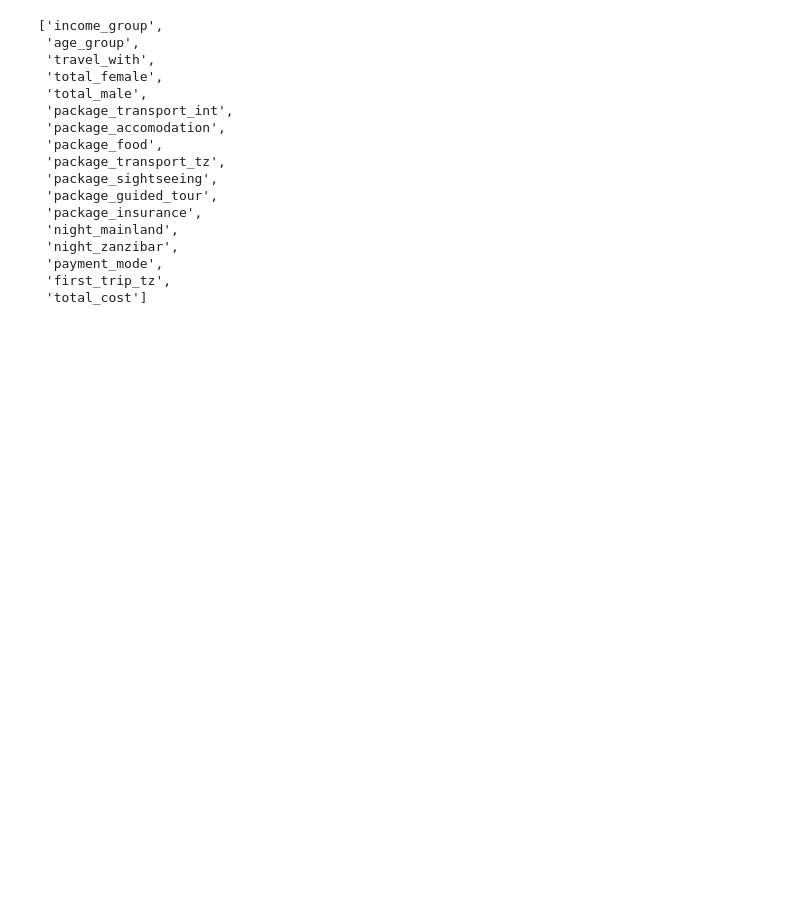
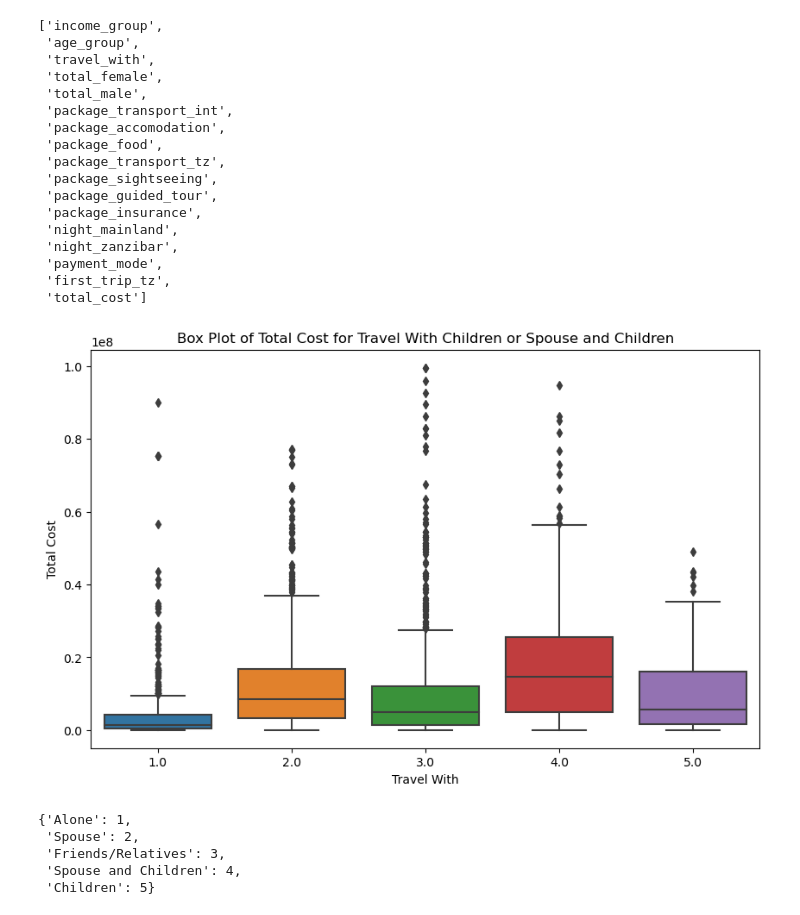
Before and after one commit to BCBeeravelly/End-to-End-ML-Project, a Jupyter notebook: notebooks/eda.ipynb, the cells around one changed output. Saved outputs shown, nothing was run; the diff lists cells and outputs as text; code cells hidden in the pictures; blank space fills up the shorter version.

```diff
--- a/notebooks/eda.ipynb
+++ b/notebooks/eda.ipynb
@@ -679,3 +680,25 @@ high_correlation_columns
  'payment_mode',
  'first_trip_tz',
  'total_cost']
+# %%
+filtered_data = data[data['travel_with'].isin([1,2,3,4,5])]
+
+if filtered_data.empty:
+    print("No data to plot.")
+else:
+    plt.figure(figsize=(10, 6))
+    sns.boxplot(x=filtered_data['travel_with'], y=filtered_data['total_cost'])
+    plt.xlabel('Travel With')
+    plt.ylabel('Total Cost')
+    plt.title('Box Plot of Total Cost for Travel With Children or Spouse and Children')
+    plt.show()
+# %% [output]
+[figure, added]
+# %%
+travel_dict
+# %% [output]
+{'Alone': 1,
+ 'Spouse': 2,
+ 'Friends/Relatives': 3,
+ 'Spouse and Children': 4,
+ 'Children': 5}
```
Also changed, not shown: parts of 16 cells of this notebook, 1 other file.
